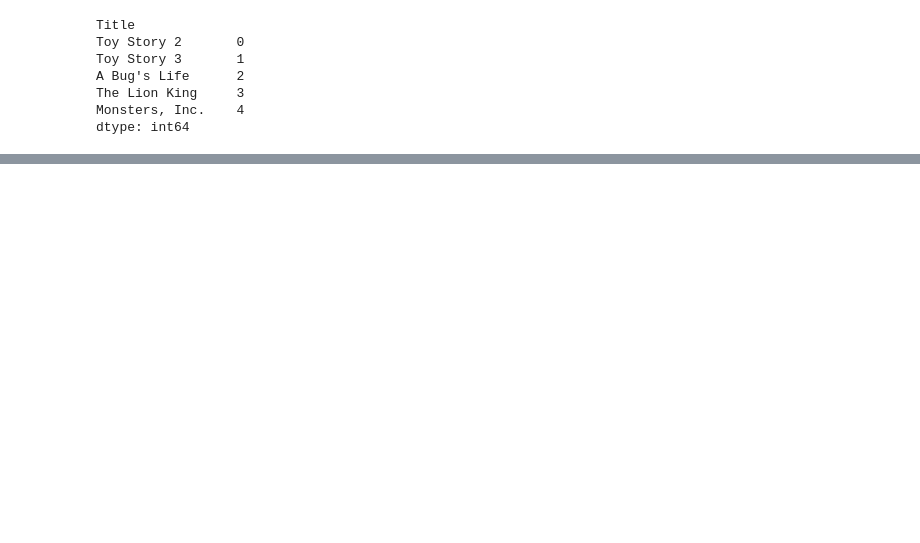
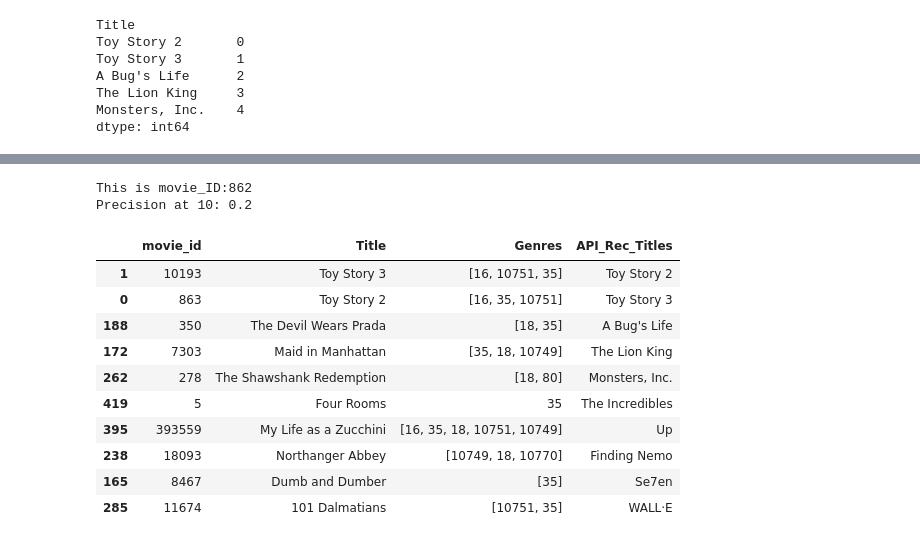
Before and after one commit to PeterTramm/Project-4, a Jupyter notebook: Notebooks/TMBD_Movie_rec.ipynb, the cells around one changed output, grey strips where cells are left out. Drawn from its saved outputs; the diff is of its cells as text; code cells hidden in the pictures; blank space fills up the shorter version.

```diff
--- a/Notebooks/TMBD_Movie_rec.ipynb
+++ b/Notebooks/TMBD_Movie_rec.ipynb
@@ -6 +11,9 @@ import requests
+# %%
+# Loading access keys
+load_dotenv()
+
+API_KEY = os.getenv("API_KEY")
+
+accept = os.getenv("accept")
+Authorization = os.getenv("Authorization")
 # %%
@@ -147,13 +127,0 @@ get_recommendations('Toy Story', "Plot")
-# %%
-#Set up url
-
-movie_tmdbid = 862
-url = "https://api.themoviedb.org/3/movie/" + str(movie_tmdbid) + "/recommendations?language=en-US&page=1"
-
-#Set up headers -- To be moved into .env for security purposes
-headers = {
-"accept": "application/json",
-"Authorization": "Bearer eyJhbGciOiJIUzI1NiJ9.eyJhdWQiOiIzZTdjNTZkZTFkNjQxZWIyOGVhODRiNWRkODgzOTUxMCIsInN1YiI6IjY1Y2IyNzRmOGMzMTU5MDE3YzM5MGFlNSIsInNjb3BlcyI6WyJhcGlfcmVhZCJdLCJ2ZXJzaW9uIjoxfQ.i4FruSg4IDDl--CWmoNT3SUKtiqCgZm4O54CFZS2uzs"
-}
-
-response = requests.get(url, headers=headers).json()
@@ -183,0 +197,16 @@ Therefore it would be a precision score of 2/10 = 0.2
+# %%
+ get_accuracy('Toy Story', "Plot")
+# %% [output]
+This is movie_ID:862
+Precision at 10: 0.2
+|  | movie_id | Title | Genres | API_Rec_Titles |
+| 1 | 10193 | Toy Story 3 | [16, 10751, 35] | Toy Story 2 |
+| 0 | 863 | Toy Story 2 | [16, 35, 10751] | Toy Story 3 |
+| 188 | 350 | The Devil Wears Prada | [18, 35] | A Bug's Life |
+| 172 | 7303 | Maid in Manhattan | [35, 18, 10749] | The Lion King |
+| 262 | 278 | The Shawshank Redemption | [18, 80] | Monsters, Inc. |
+| 419 | 5 | Four Rooms | 35 | The Incredibles |
+| 395 | 393559 | My Life as a Zucchini | [16, 35, 18, 10751, 10749] | Up |
+| 238 | 18093 | Northanger Abbey | [10749, 18, 10770] | Finding Nemo |
+| 165 | 8467 | Dumb and Dumber | [35] | Se7en |
+| 285 | 11674 | 101 Dalmatians | [10751, 35] | WALL·E |
```
Also changed, not shown: parts of 58 cells of this notebook, 1 other file.
